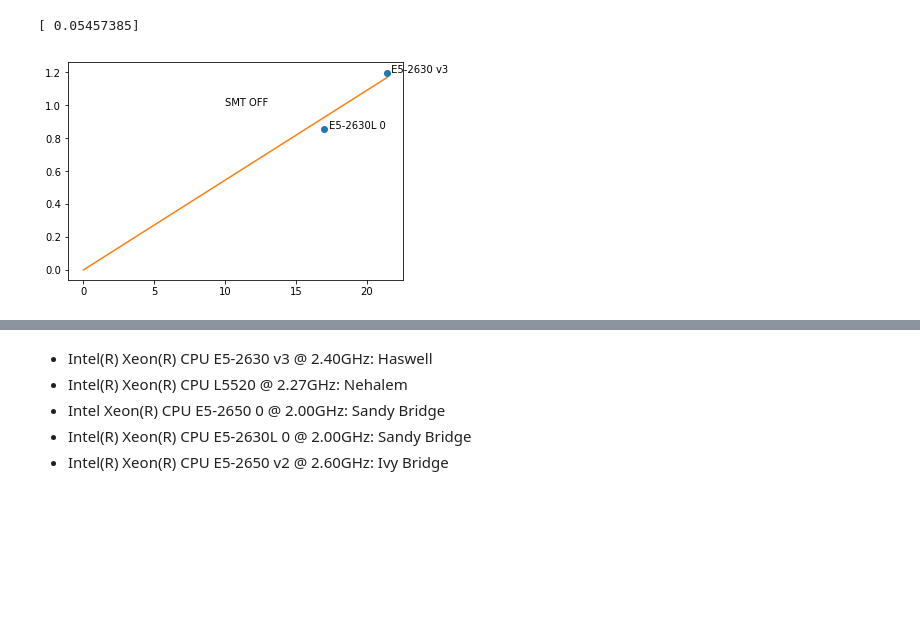
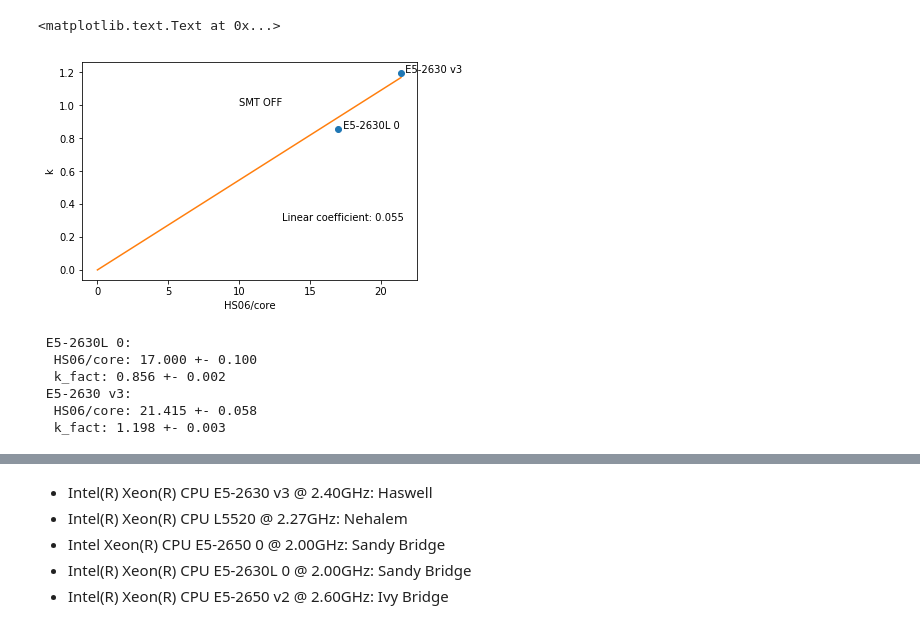
Before and after one commit to sciaba/ATLAS-CPU-time-analysis, a Jupyter notebook: Notebooks/Plots of ATLAS Tier-1 results.ipynb, the cells around one changed output, grey strips where cells are left out. Cells and saved outputs as stored; diff of their text form; code cells hidden in the pictures; blank space fills up the shorter version.

```diff
--- a/Notebooks/Plots of ATLAS Tier-1 results.ipynb
+++ b/Notebooks/Plots of ATLAS Tier-1 results.ipynb
@@ -55,36 +55,50 @@ typ = 'off'
 x = list()
 y = list()
 x_err = list()
 y_err = list()
 lab = list()
 for a in fact[typ].keys():
     #if 'v3' in a: continue
     x.append(proc[(proc.MODEL_CPU0 == a) & (proc.NUM_PROCESSORS == 2) & (proc.SMT_CPU0 == False)]['HS06_core'].tolist()[0])
     y.append(fact[typ][a])
     xe = proc[(proc.MODEL_CPU0 == a) & (proc.NUM_PROCESSORS == 2) & (proc.SMT_CPU0 == False)]['HS06_core_err'].tolist()[0]
     if xe == 0.:
         xe = 0.1
     x_err.append(xe)
     y_err.append(fact_err[typ][a])
     a = re.sub('Intel\(R\) Xeon\(R\) CPU', '', a)
     a = re.sub(' @.*', '', a)
     lab.append(a)
 plt.errorbar(x, y, xerr=x_err, yerr=y_err, fmt='o')
 def f(B, x): return B[0] * x
 linear = odr.Model(f)
 mydata = odr.Data(x, y, wd=1./np.power(x_err,2), we=1./np.power(y_err, 2))
 myodr = odr.ODR(mydata, linear, beta0=[1.])
 myoutput = myodr.run()
 b = myoutput.beta
 y1 = [f(b, x1) for x1 in x]
 plt.plot([0]+x, [0]+y1)
 for i in range(len(lab)):
     plt.text(x[i]+0.1, y[i], lab[i])
 plt.text(10, 1, 'SMT OFF')
-print b
+plt.xlabel('HS06/core')
+plt.ylabel('k')
+plt.text(13.,  0.3, 'Linear coefficient: %.3f' % b[0])
 # %% [output]
-[ 0.05457385]
+<matplotlib.text.Text at 0x...>
-[figure, old version]
+[figure, new version]
+# %%
+for a in range(len(lab)):
+    print '%s:' % lab[a]
+    print '  HS06/core: %.3f +- %.3f' % (x[a], x_err[a])
+    print '  k_fact: %.3f +- %.3f' % (y[a], y_err[a])
+# %% [output]
+ E5-2630L 0:
+  HS06/core: 17.000 +- 0.100
+  k_fact: 0.856 +- 0.002
+ E5-2630 v3:
+  HS06/core: 21.415 +- 0.058
+  k_fact: 1.198 +- 0.003
 # %%
 typ = 'on'
 x = list()
```
Also changed, not shown: parts of 2 cells of this notebook.
